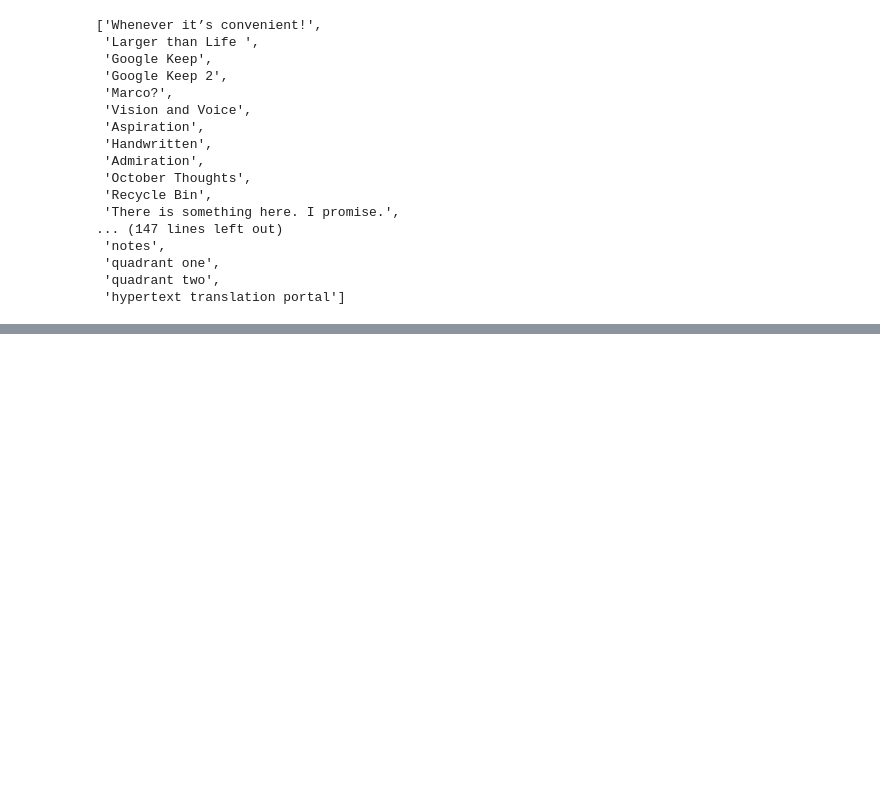
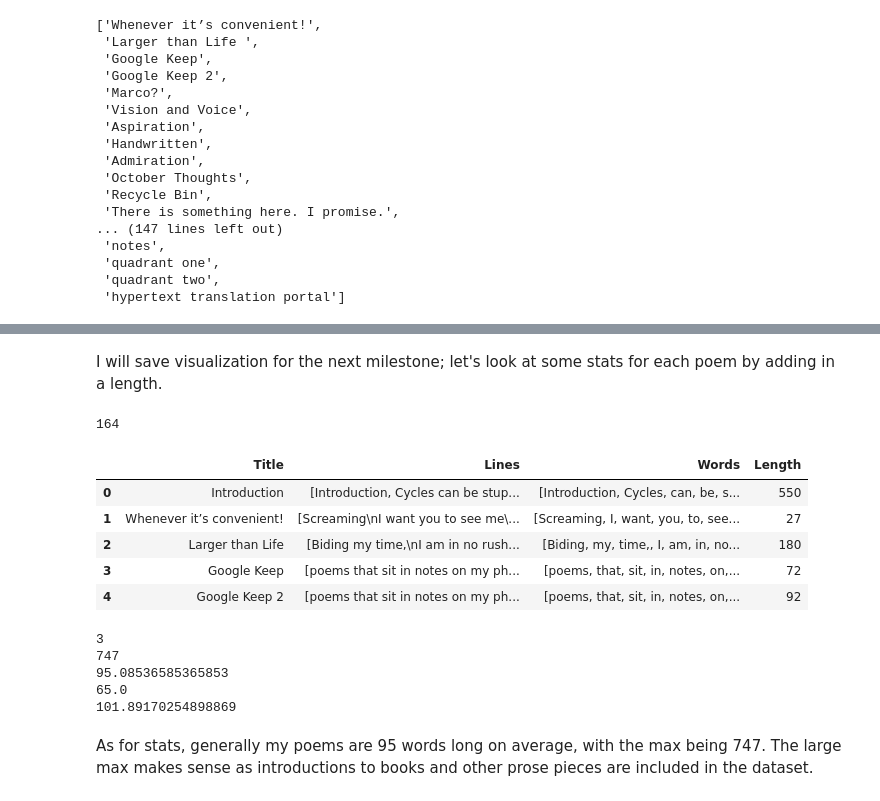
Before and after one commit to idmmachinelearning-ms/Project, a Jupyter notebook: Milestone-3.ipynb, the cells around one changed output, grey strips where cells are left out. Cells and saved outputs as stored; diff of their text form; code cells hidden in the pictures; blank space fills up the shorter version.

```diff
--- a/Milestone-3.ipynb
+++ b/Milestone-3.ipynb
@@ -109,0 +229,5 @@ poems_df
+# %%
+poems_df["Lines"] = test_lines
+poems_df["Words"] = words
+# %%
+poems_df.columns = ["Title", "Lines", "Words"]
@@ -109,0 +250,37 @@ poems_df
+# %% [markdown]
+I will save visualization for the next milestone; let's look at some stats for each poem by adding in a length.
+# %%
+length = []
+
+for w in words:
+    length.append(len(w))
+
+length[:3]
+print(len(length))
+# %% [output]
+164
+# %%
+poems_df["Length"] = length
+# %%
+poems_df.head()
+# %% [output]
+|  | Title | Lines | Words | Length |
+| 0 | Introduction | [Introduction, Cycles can be stup... | [Introduction, Cycles, can, be, s... | 550 |
+| 1 | Whenever it’s convenient! | [Screaming\nI want you to see me\... | [Screaming, I, want, you, to, see... | 27 |
+| 2 | Larger than Life | [Biding my time,\nI am in no rush... | [Biding, my, time,, I, am, in, no... | 180 |
+| 3 | Google Keep | [poems that sit in notes on my ph... | [poems, that, sit, in, notes, on,... | 72 |
+| 4 | Google Keep 2 | [poems that sit in notes on my ph... | [poems, that, sit, in, notes, on,... | 92 |
+# %%
+print(poems_df["Length"].min())
+print(poems_df["Length"].max())
+print(poems_df["Length"].mean())
+print(poems_df["Length"].median())
+print(poems_df["Length"].std())
+# %% [output]
+3
+747
+95.08536585365853
+65.0
+101.89170254898869
+# %% [markdown]
+As for stats, generally my poems are 95 words long on average, with the max being 747. The large max makes sense as introductions to books and other prose pieces are included in the dataset.
```
Also changed, not shown: parts of 13 cells of this notebook.
